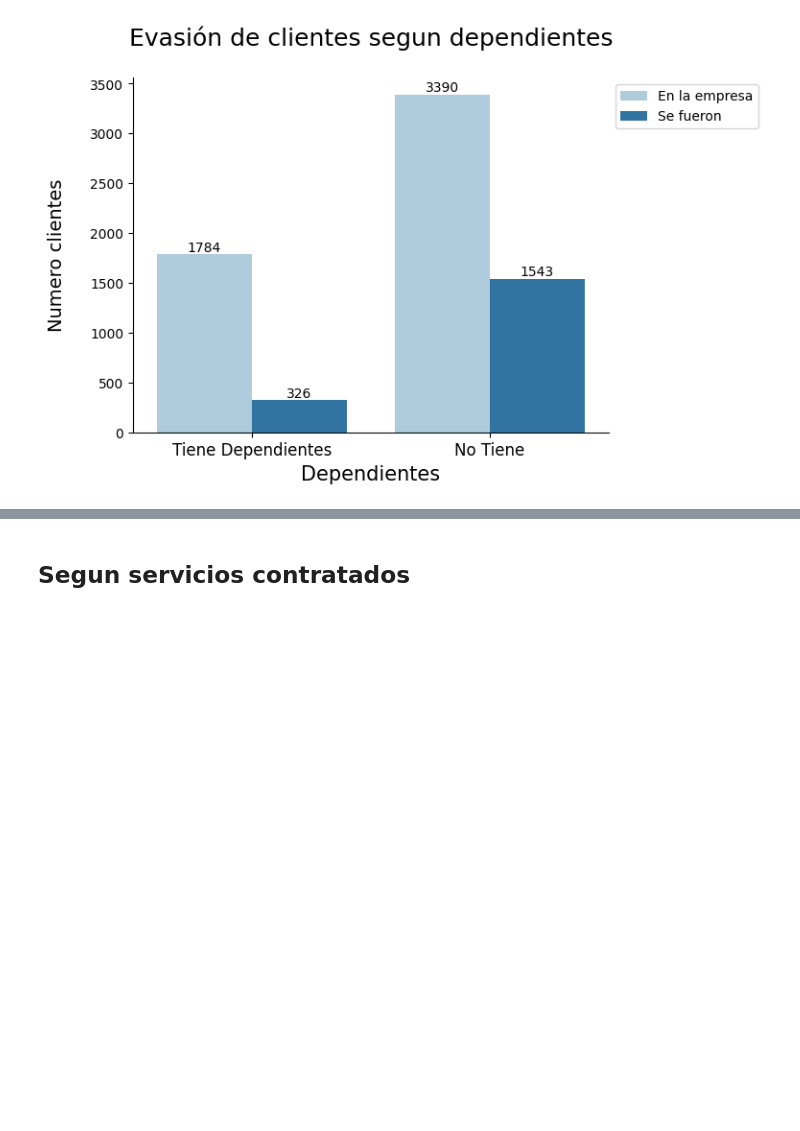
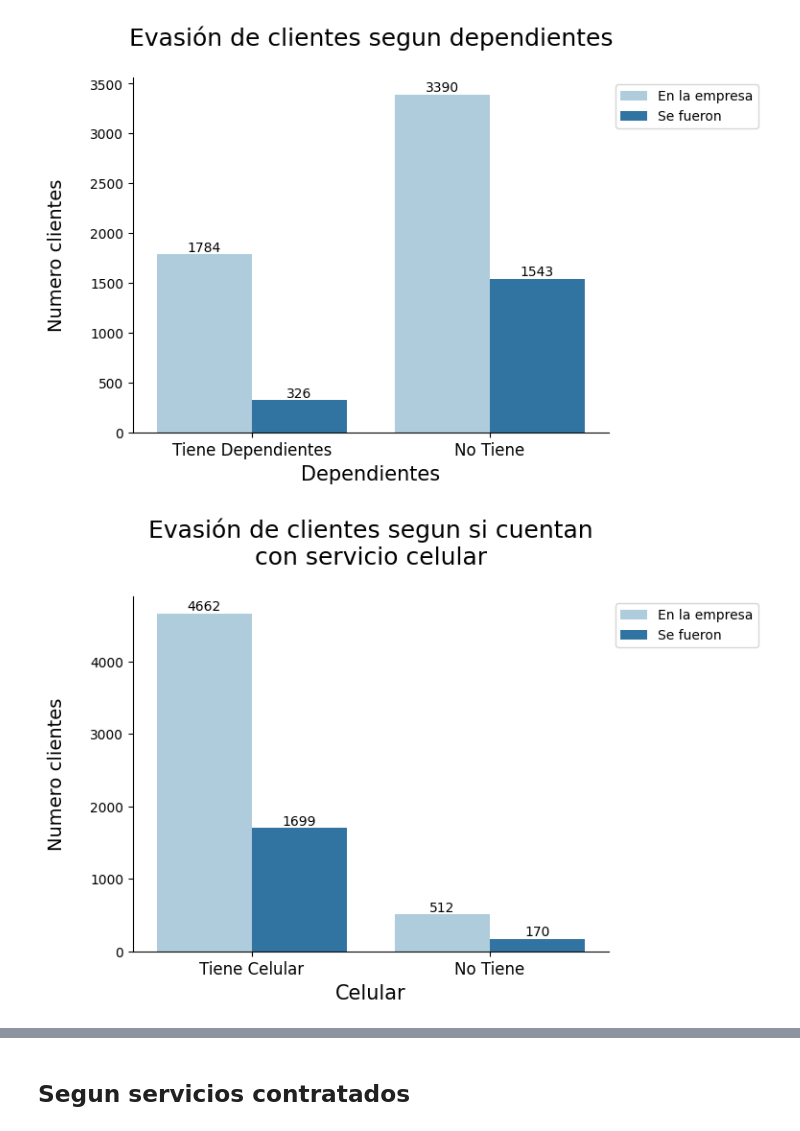
Before and after one commit to pierobadano/Desafio-TelecomX-P1, a Jupyter notebook: Desafio_Telecom_p1.ipynb, the cells around one changed output, grey strips where cells are left out. Saved outputs shown, nothing was run; the diff lists cells and outputs as text; code cells hidden in the pictures; blank space fills up the shorter version.

```diff
--- a/Desafio_Telecom_p1.ipynb
+++ b/Desafio_Telecom_p1.ipynb
@@ -535,21 +535,23 @@ plt.show()
 [figure]
 # %%
 orden_original = [1, 0]
-nombre_esp = ['Tiene Dependientes', 'No Tiene']
-sns.countplot(data=datos, x="dependents", hue="churn", palette="Paired", order=orden_original)
-plt.title('Evasión de clientes segun dependientes', loc="center", fontsize=18, pad=24)
+nombre_esp = ['Tiene Celular', 'No Tiene']
+sns.countplot(data=datos, x="phoneservice", hue="churn", palette="Paired", order=orden_original)
+plt.title('Evasión de clientes segun si cuentan\ncon servicio celular', loc="center", fontsize=18, pad=24)
 
 sns.despine()
 
 ax = plt.gca()
 for container in ax.containers:
     ax.bar_label(container)
 handles, _ = ax.get_legend_handles_labels()
 ax.legend(handles, ["En la empresa", "Se fueron"], loc='upper left', bbox_to_anchor=(1,1))
 
 ax.tick_params(axis='x', labelsize=15)
-ax.set_xlabel("Dependientes",fontsize=15)
+ax.set_xlabel("Celular",fontsize=15)
 ax.set_ylabel("Numero clientes",fontsize=14,labelpad=18)
 ax.set_xticklabels(nombre_esp, fontsize=12)
 
 plt.show()
+# %% [output]
+[figure, added]
```
Also changed, not shown: parts of 10 cells of this notebook.
